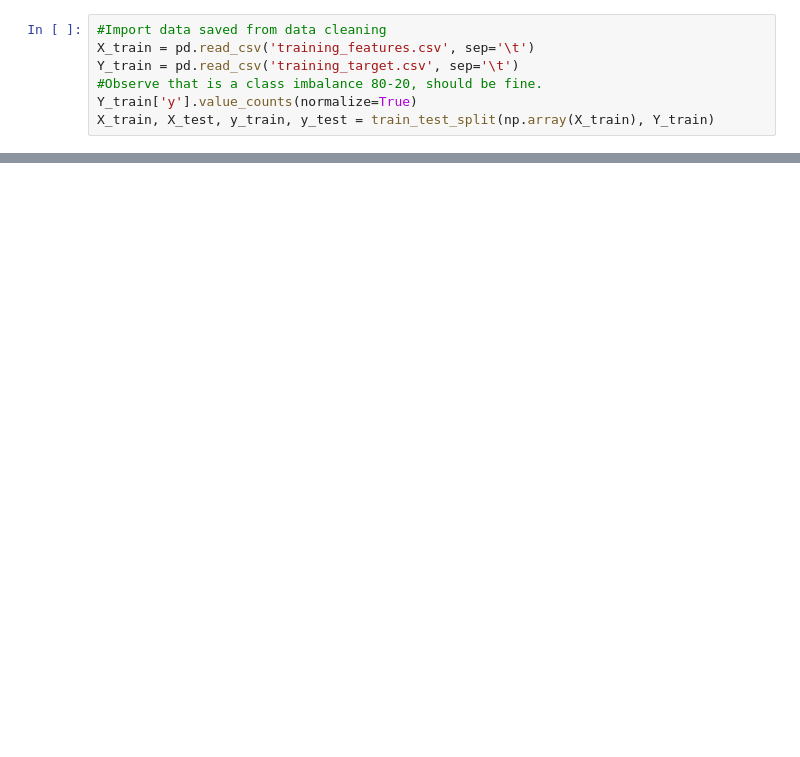
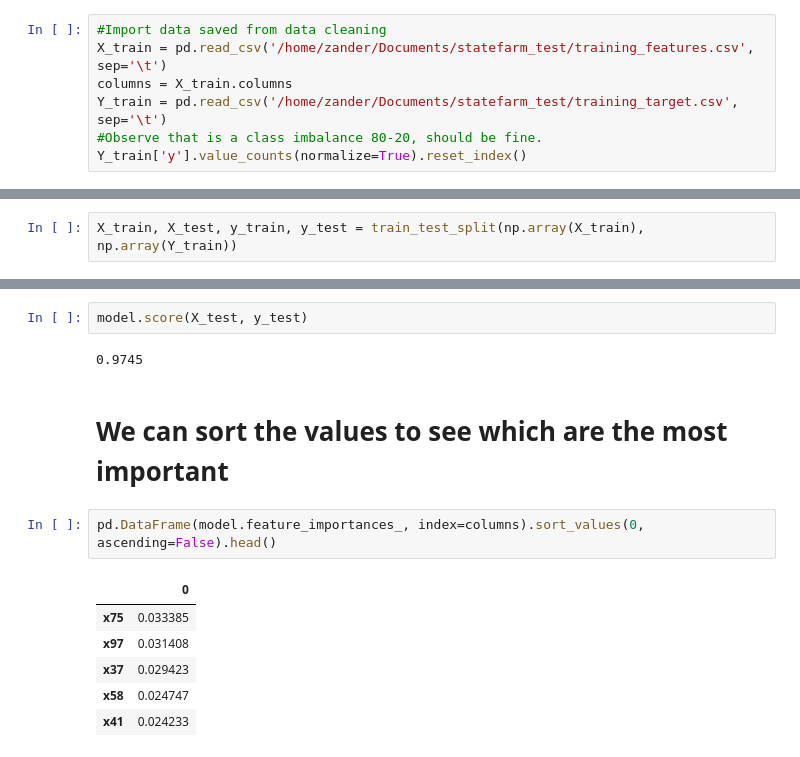
Before and after one commit to zanderkent/Machine_Learning, a Jupyter notebook: Model Training - XGB.ipynb, the cells around one changed output, grey strips where cells are left out. Saved outputs shown, nothing was run; the diff lists cells and outputs as text; blank space fills up the shorter version.

Commit message:
Uploading XGB model with comments

```diff
--- a/Model Training - XGB.ipynb
+++ b/Model Training - XGB.ipynb
@@ -13,7 +19,7 @@ from sklearn.model_selection import RandomizedSearchCV
 # %%
 #Import data saved from data cleaning
-X_train = pd.read_csv('training_features.csv', sep='\t')
-Y_train = pd.read_csv('training_target.csv', sep='\t')
+X_train = pd.read_csv('/home/zander/Documents/statefarm_test/training_features.csv', sep='\t')
+columns = X_train.columns
+Y_train = pd.read_csv('/home/zander/Documents/statefarm_test/training_target.csv', sep='\t')
 #Observe that is a class imbalance 80-20, should be fine.
-Y_train['y'].value_counts(normalize=True)
-X_train, X_test, y_train, y_test = train_test_split(np.array(X_train), Y_train)
+Y_train['y'].value_counts(normalize=True).reset_index()
@@ -19,0 +30,2 @@ X_train, X_test, y_train, y_test = train_test_split(np.array(X_train), Y_train)
+# %%
+X_train, X_test, y_train, y_test = train_test_split(np.array(X_train), np.array(Y_train))
@@ -86,0 +86,15 @@ array([[9.9971622e-01, 2.8375373e-04],
+# %%
+model.score(X_test, y_test)
+# %% [output]
+0.9745
+# %% [markdown]
+# We can sort the values to see which are the most important
+# %%
+pd.DataFrame(model.feature_importances_, index=columns).sort_values(0, ascending=False).head()
+# %% [output]
+|  | 0 |
+| x75 | 0.033385 |
+| x97 | 0.031408 |
+| x37 | 0.029423 |
+| x58 | 0.024747 |
+| x41 | 0.024233 |
```
Also changed, not shown: parts of 13 cells of this notebook.
